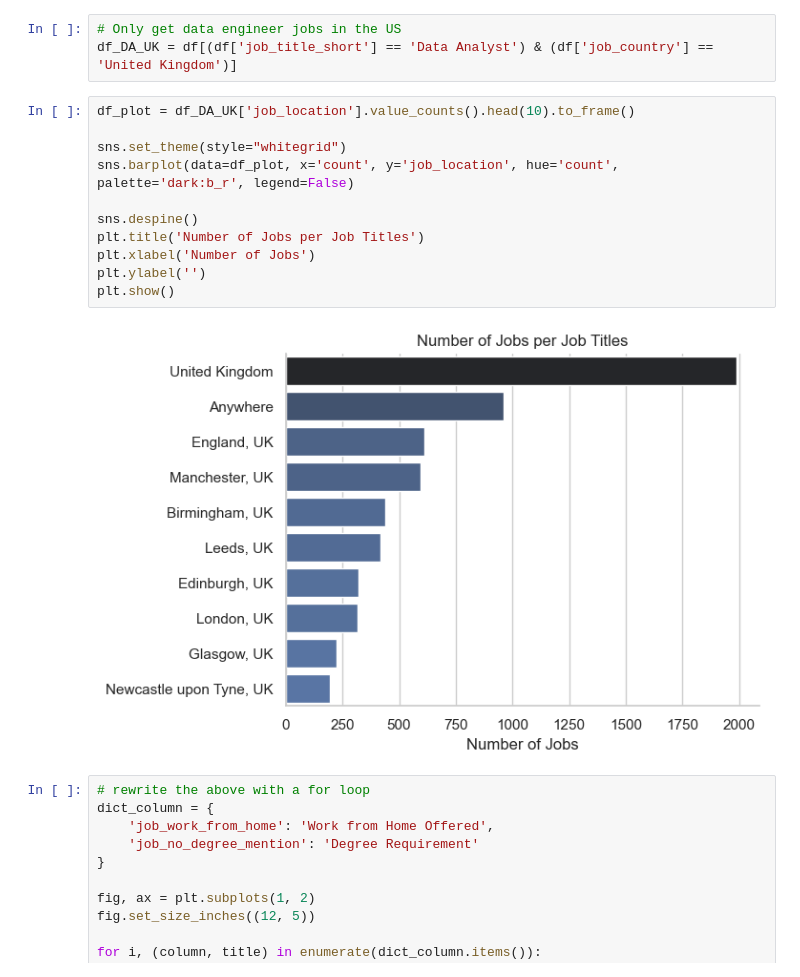
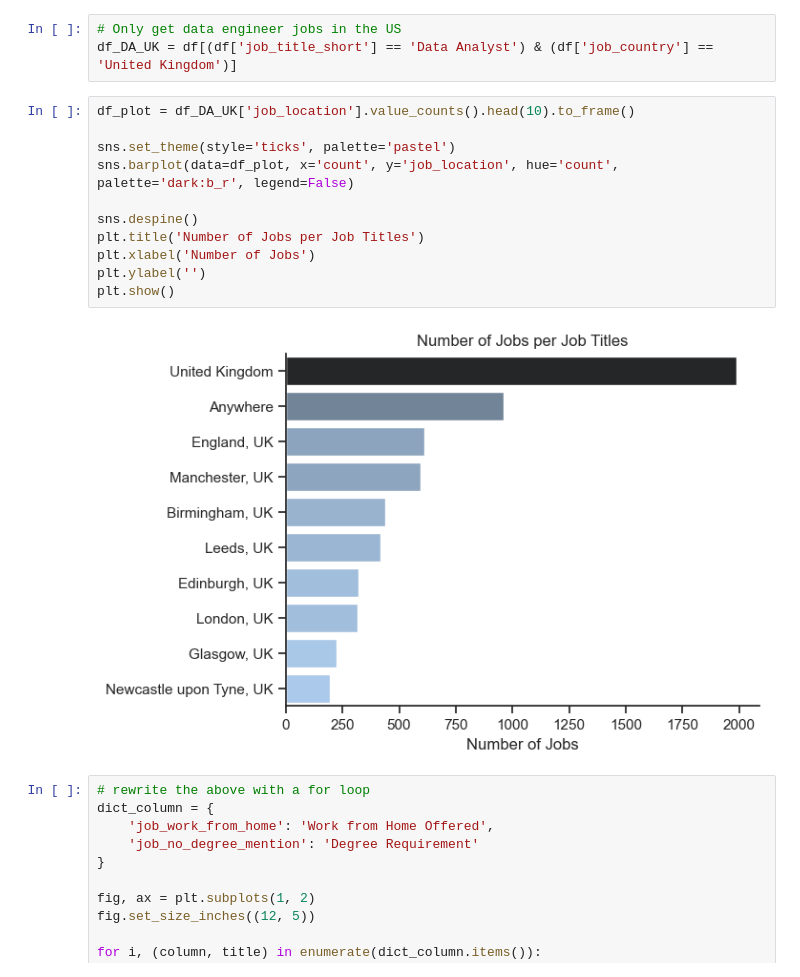
Before and after one commit to TomaSH123445/Python_project, a Jupyter notebook: 3_Project/1_EDA_Intro.ipynb, the cells around one changed output. Cells and saved outputs as stored; diff of their text form.

```diff
--- a/3_Project/1_EDA_Intro.ipynb
+++ b/3_Project/1_EDA_Intro.ipynb
@@ -26,16 +24,16 @@ df_DA_UK = df[(df['job_title_short'] == 'Data Analyst') & (df['job_country'] ==
 # %%
 df_plot = df_DA_UK['job_location'].value_counts().head(10).to_frame()
 
-sns.set_theme(style="whitegrid")
+sns.set_theme(style='ticks', palette='pastel')
 sns.barplot(data=df_plot, x='count', y='job_location', hue='count', palette='dark:b_r', legend=False)
 
 sns.despine()
 plt.title('Number of Jobs per Job Titles')
 plt.xlabel('Number of Jobs')
 plt.ylabel('')
 plt.show()
 # %% [output]
-[figure, old version]
+[figure, new version]
 # %%
 # rewrite the above with a for loop
 dict_column = {
```
Also changed, not shown: parts of 2 cells of this notebook, 6 other files.
